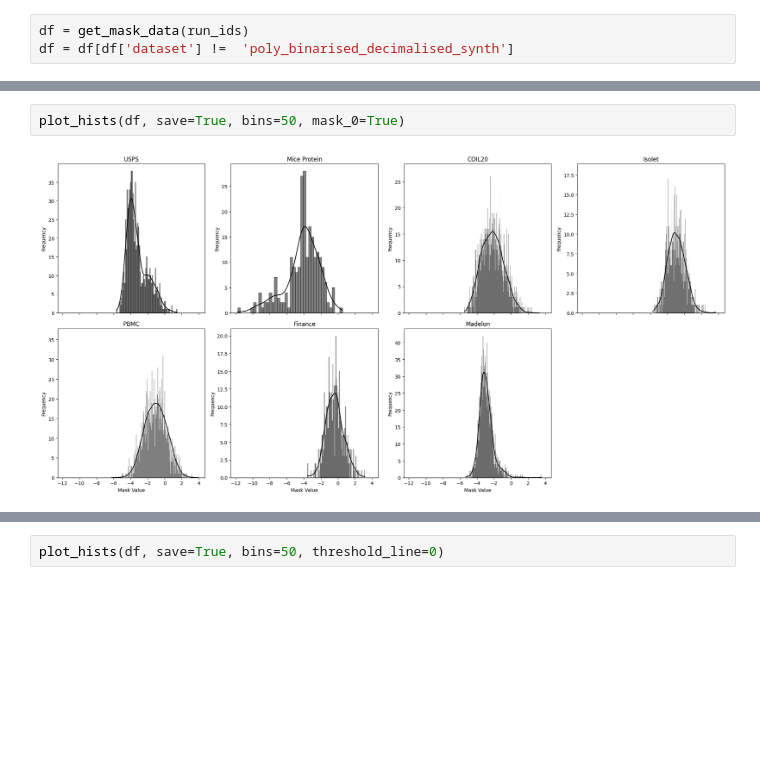
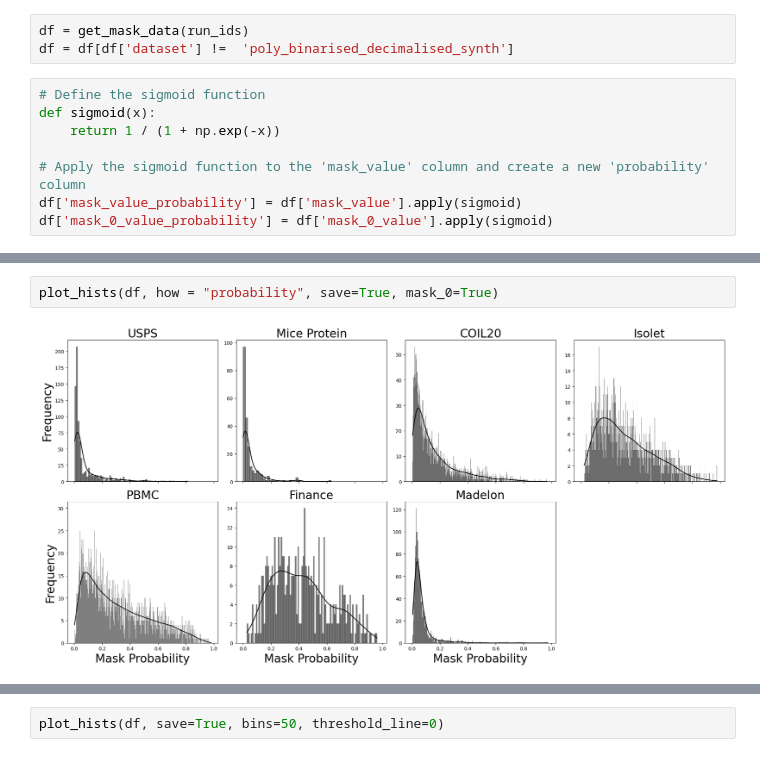
Before and after one commit to evanrex/feature-wise-active-adaptation, a Jupyter notebook: compute_results/final_results/mask_analysis.ipynb, the cells around one changed output, grey strips where cells are left out. Saved outputs shown, nothing was run; the diff lists cells and outputs as text; blank space fills up the shorter version.

```diff
--- a/compute_results/final_results/mask_analysis.ipynb
+++ b/compute_results/final_results/mask_analysis.ipynb
@@ -123,3 +158,11 @@ def plot_hists(df: pd.DataFrame, save=False, bins=100, threshold_line=None, mask
 # %%
 df = get_mask_data(run_ids)
 df = df[df['dataset'] !=  'poly_binarised_decimalised_synth']
+# %%
+# Define the sigmoid function
+def sigmoid(x):
+    return 1 / (1 + np.exp(-x))
+
+# Apply the sigmoid function to the 'mask_value' column and create a new 'probability' column
+df['mask_value_probability'] = df['mask_value'].apply(sigmoid)
+df['mask_0_value_probability'] = df['mask_0_value'].apply(sigmoid)
@@ -126,4 +178,4 @@ df = df[df['dataset'] !=  'poly_binarised_decimalised_synth']
 # %%
-plot_hists(df, save=True, bins=50, mask_0=True)
+plot_hists(df, how = "probability", save=True, mask_0=True)
 # %% [output]
-[figure, old version]
+[figure, new version]
```
Also changed, not shown: parts of 3 cells of this notebook, 6 other files.
